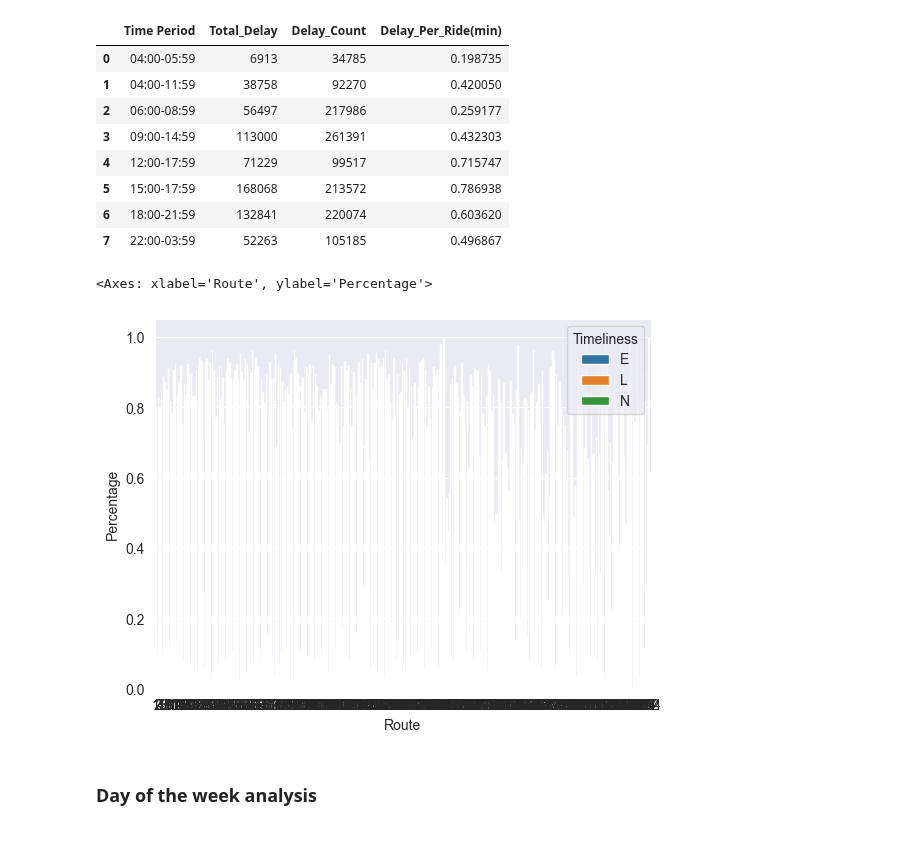
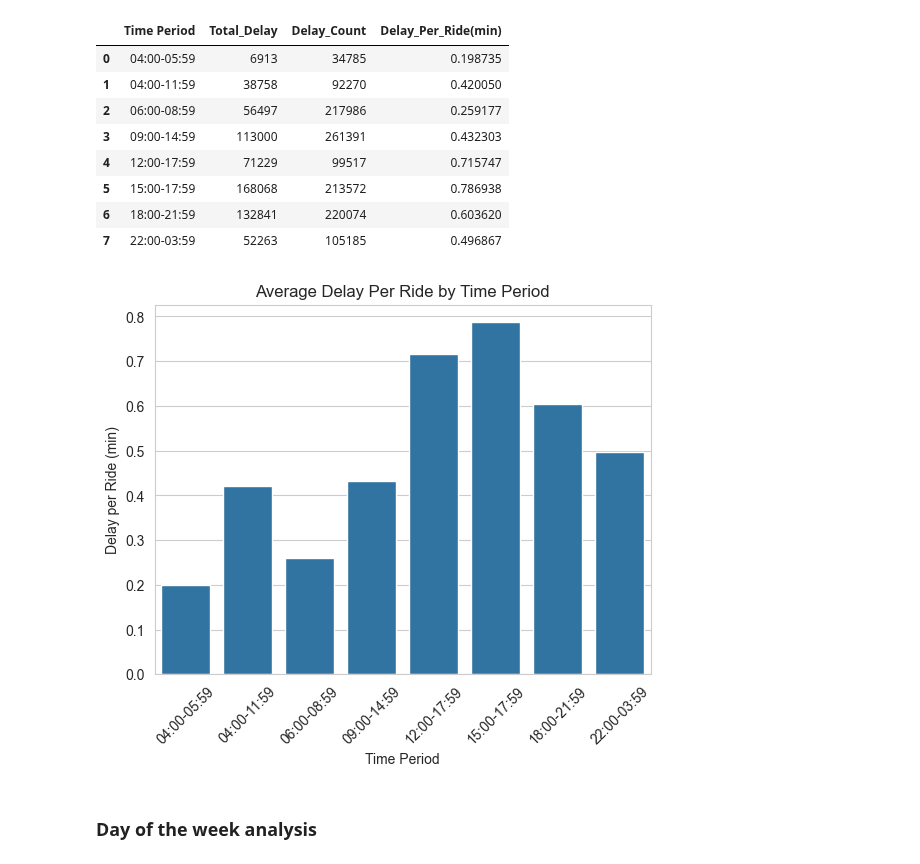
Before and after one commit to katherinewest/CME538_2023, a Jupyter notebook: Calgary_EDA.ipynb, the cells around one changed output. Drawn from its saved outputs; the diff is of its cells as text; code cells hidden in the pictures.

```diff
--- a/Calgary_EDA.ipynb
+++ b/Calgary_EDA.ipynb
@@ -142,20 +142,16 @@ calgary_2018_time_total
 | 5 | 15:00-17:59 | 168068 | 213572 | 0.786938 |
 | 6 | 18:00-21:59 | 132841 | 220074 | 0.603620 |
 | 7 | 22:00-03:59 | 52263 | 105185 | 0.496867 |
-# %%
-#Not Useful-- Too many lines
-#group by Route and type of delay
-timeliness_counts = calgary_merged_2018.groupby(['Route', 'Timeliness']).size().reset_index(name='Count')
-#count the total number of trips on each route
-total_count= calgary_merged_2018.groupby('Route').size().reset_index(name='Total')
-#add a column for total number of trips to the grouped data
-timeliness_counts_total = pd.merge(timeliness_counts, total_count, on= 'Route', how='left')
-timeliness_counts_total['Percentage']= timeliness_counts_total['Count']/timeliness_counts_total['Total']
-
-sns.barplot(timeliness_counts_total, x='Route', y='Percentage', hue='Timeliness')
-# %% [output]
-<Axes: xlabel='Route', ylabel='Percentage'>
-[figure, removed]
+# %%
+#Plot
+ax= sns.barplot(calgary_2018_time_total, x='Time Period', y='Delay_Per_Ride(min)')
+plt.title('Average Delay Per Ride by Time Period')
+plt.xlabel('Time Period')
+plt.ylabel('Delay per Ride (min)')
+plt.xticks(rotation=45)
+plt.show()
+# %% [output]
+[figure, added]
 # %% [markdown]
 ### Day of the week analysis
 # %%
```
Also changed, not shown: parts of 6 cells of this notebook.
